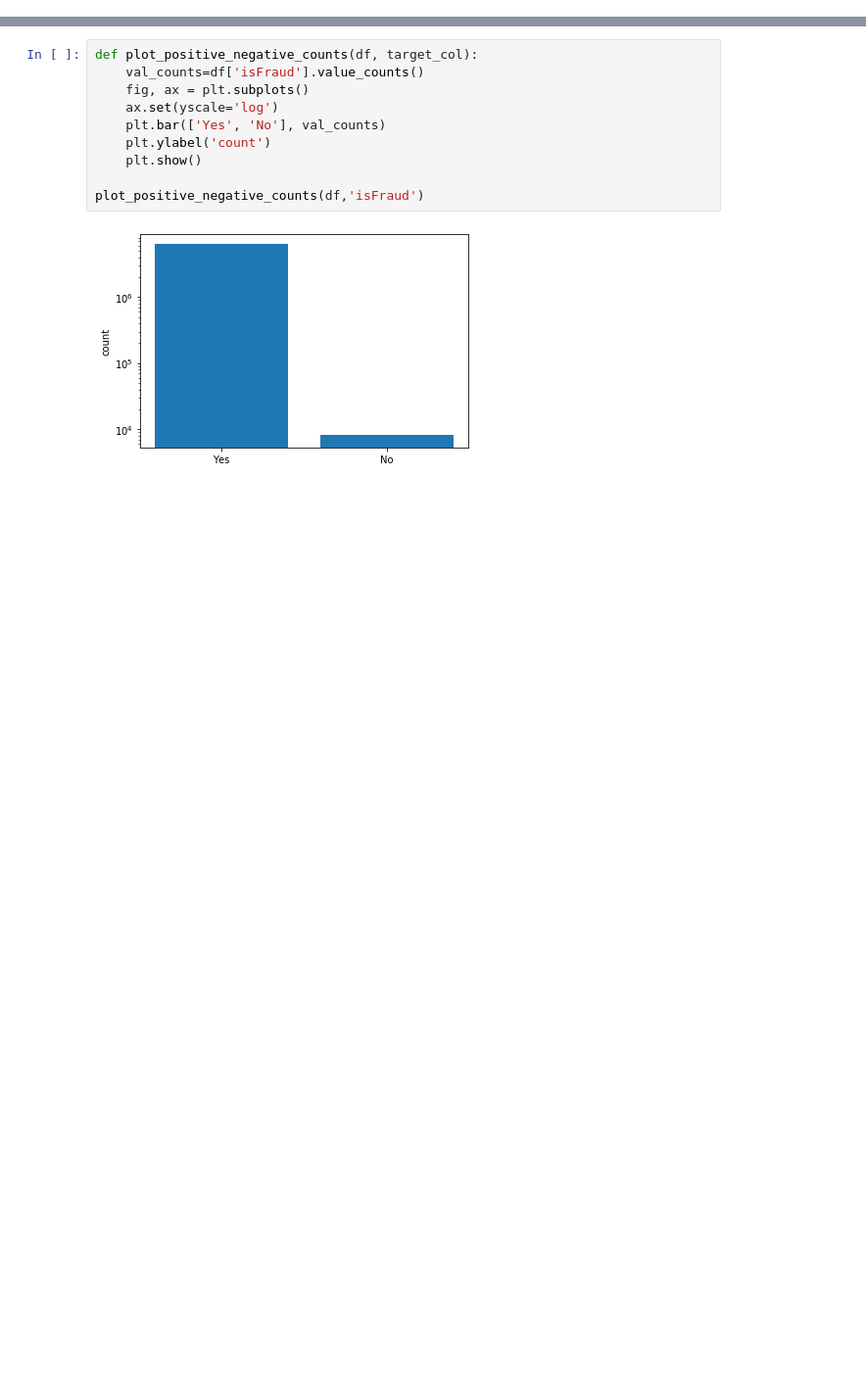
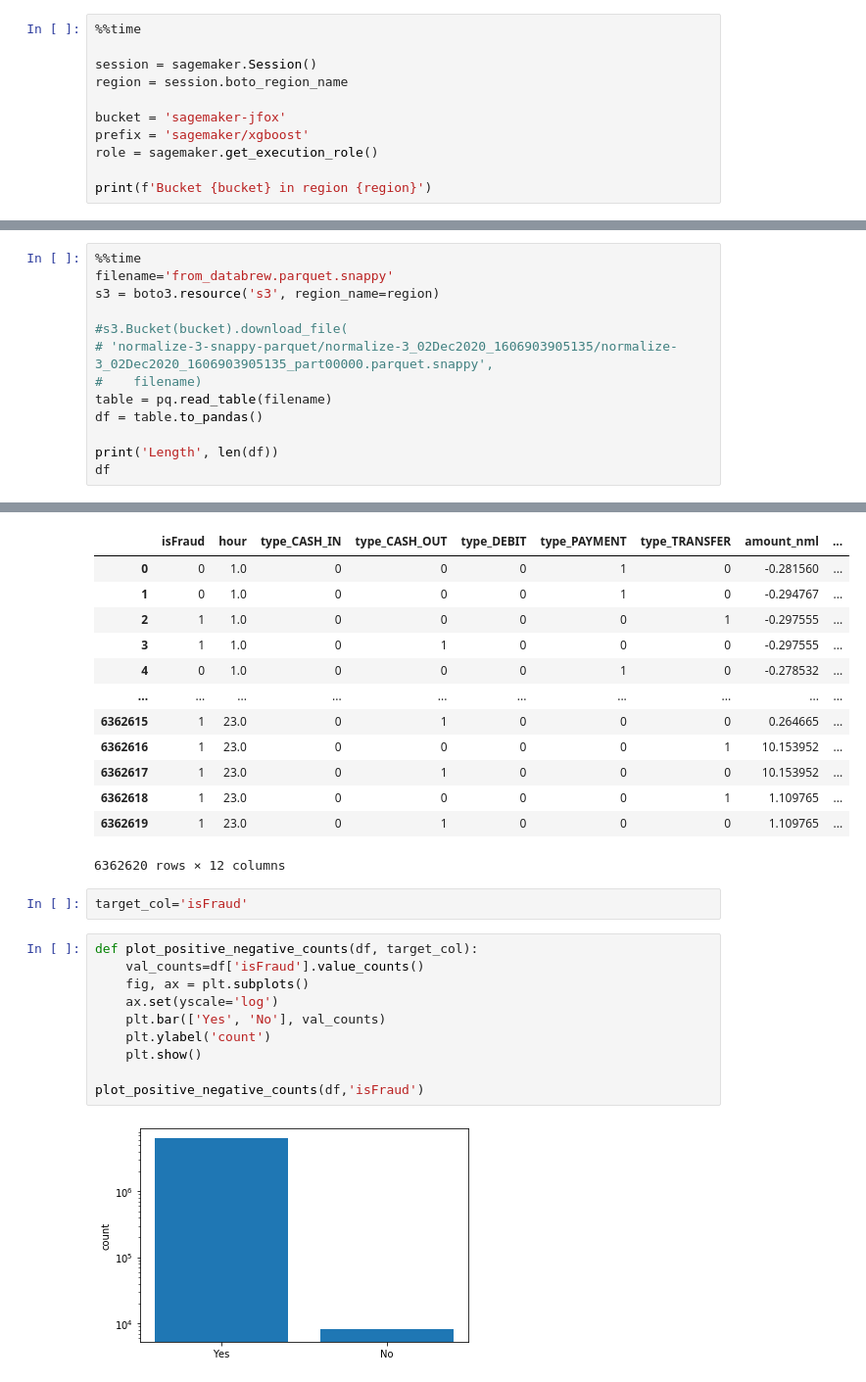
Before and after one commit to JoshuaFox/fraud-detect-blackbelt, a Jupyter notebook: local_run.ipynb, the cells around one changed output, grey strips where cells are left out. Shown at 98% size. Drawn from its saved outputs; the diff is of its cells as text; blank space fills up the shorter version.

```diff
--- a/local_run.ipynb
+++ b/local_run.ipynb
@@ -46,0 +28,11 @@ Wall time: 1.16 ms
+# %%
+%%time
+
+session = sagemaker.Session()
+region = session.boto_region_name
+
+bucket = 'sagemaker-jfox'
+prefix = 'sagemaker/xgboost'
+role = sagemaker.get_execution_role()
+
+print(f'Bucket {bucket} in region {region}')
@@ -46,0 +43,14 @@ Wall time: 1.16 ms
+# %%
+%%time
+filename='from_databrew.parquet.snappy'
+s3 = boto3.resource('s3', region_name=region)
+
+#s3.Bucket(bucket).download_file(
+# 'normalize-3-snappy-parquet/normalize-3_02Dec2020_1606903905135/normalize-3_02Dec2020_1606903905135_part00000.parquet.snappy',
+#    filename)
+table = pq.read_table(filename)
+df = table.to_pandas()
+
+print('Length', len(df))
+df
+# %% [output]
@@ -47,3 +60,18 @@ Wall time: 1.16 ms
+|  | isFraud | hour | type_CASH_IN | type_CASH_OUT | type_DEBIT | type_PAYMENT | type_TRANSFER | amount_nml | ... |
+| 0 | 0 | 1.0 | 0 | 0 | 0 | 1 | 0 | -0.281560 | ... |
+| 1 | 0 | 1.0 | 0 | 0 | 0 | 1 | 0 | -0.294767 | ... |
+| 2 | 1 | 1.0 | 0 | 0 | 0 | 0 | 1 | -0.297555 | ... |
+| 3 | 1 | 1.0 | 0 | 1 | 0 | 0 | 0 | -0.297555 | ... |
+| 4 | 0 | 1.0 | 0 | 0 | 0 | 1 | 0 | -0.278532 | ... |
+| ... | ... | ... | ... | ... | ... | ... | ... | ... | ... |
+| 6362615 | 1 | 23.0 | 0 | 1 | 0 | 0 | 0 | 0.264665 | ... |
+| 6362616 | 1 | 23.0 | 0 | 0 | 0 | 0 | 1 | 10.153952 | ... |
+| 6362617 | 1 | 23.0 | 0 | 1 | 0 | 0 | 0 | 10.153952 | ... |
+| 6362618 | 1 | 23.0 | 0 | 0 | 0 | 0 | 1 | 1.109765 | ... |
+| 6362619 | 1 | 23.0 | 0 | 1 | 0 | 0 | 0 | 1.109765 | ... |
+6362620 rows × 12 columns
+# %%
+target_col='isFraud'
 # %%
 def plot_positive_negative_counts(df, target_col):
     val_counts=df['isFraud'].value_counts()
```
Also changed, not shown: parts of 14 cells of this notebook, 2 other files.
